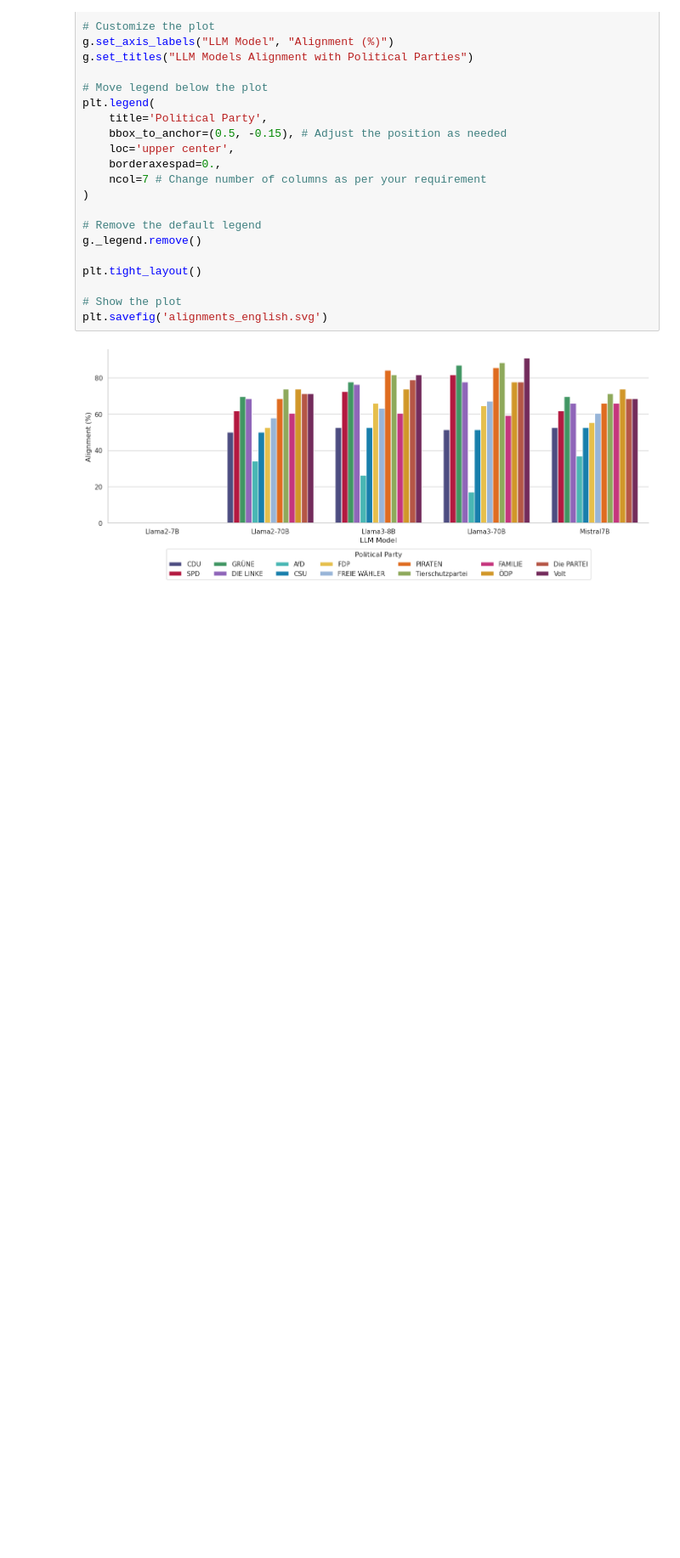
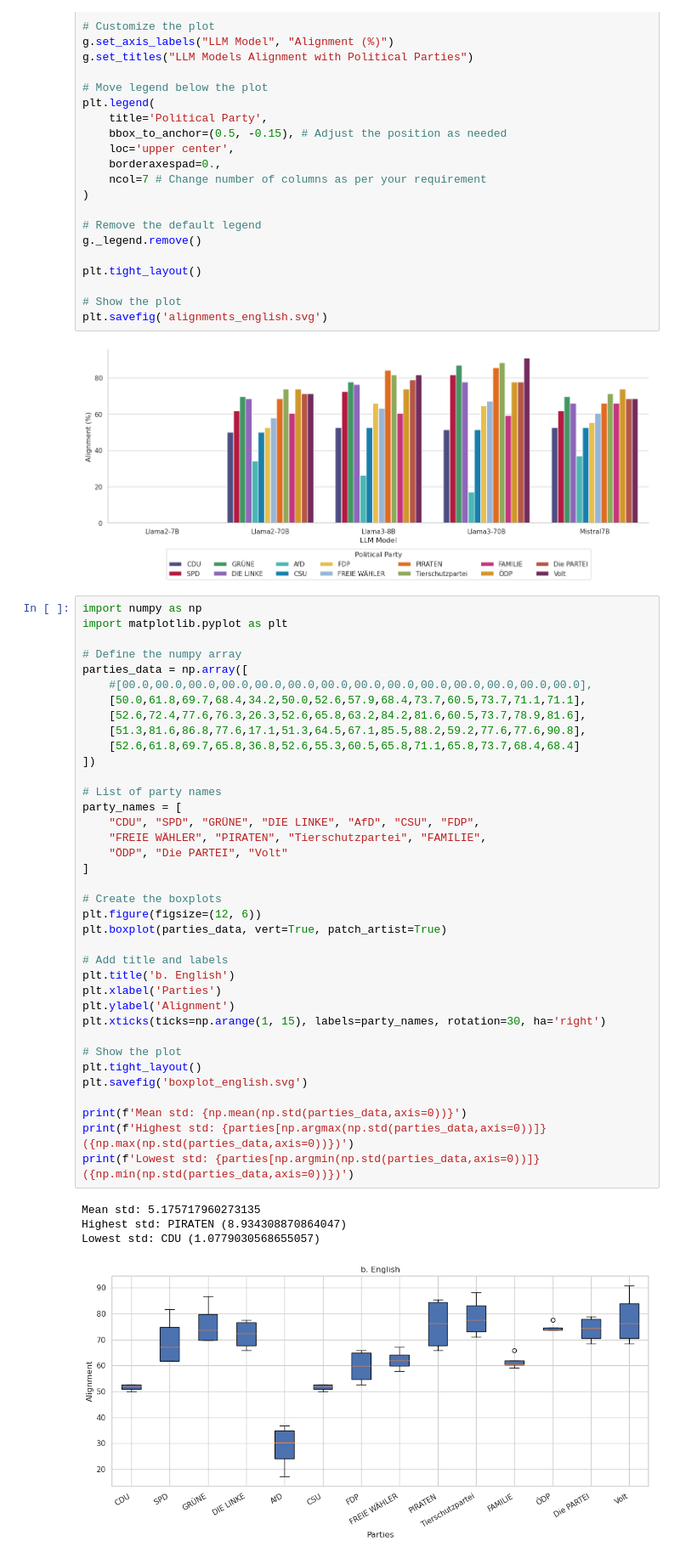
Before and after one commit to lrettenberger/LLM_Political_Orientation, a Jupyter notebook: alignment_plot.ipynb, the cells around one changed output. Shown: that part at 85% size. Saved outputs shown, nothing was run; the diff lists cells and outputs as text; blank space fills up the shorter version.

```diff
--- a/alignment_plot.ipynb
+++ b/alignment_plot.ipynb
@@ -166,3 +218,45 @@ plt.tight_layout()
 plt.savefig('alignments_english.svg')
 # %% [output]
 [figure]
+# %%
+import numpy as np
+import matplotlib.pyplot as plt
+
+# Define the numpy array
+parties_data = np.array([
+    #[00.0,00.0,00.0,00.0,00.0,00.0,00.0,00.0,00.0,00.0,00.0,00.0,00.0,00.0],
+    [50.0,61.8,69.7,68.4,34.2,50.0,52.6,57.9,68.4,73.7,60.5,73.7,71.1,71.1],
+    [52.6,72.4,77.6,76.3,26.3,52.6,65.8,63.2,84.2,81.6,60.5,73.7,78.9,81.6],
+    [51.3,81.6,86.8,77.6,17.1,51.3,64.5,67.1,85.5,88.2,59.2,77.6,77.6,90.8],
+    [52.6,61.8,69.7,65.8,36.8,52.6,55.3,60.5,65.8,71.1,65.8,73.7,68.4,68.4]
+])
+
+# List of party names
+party_names = [
+    "CDU", "SPD", "GRÜNE", "DIE LINKE", "AfD", "CSU", "FDP",
+    "FREIE WÄHLER", "PIRATEN", "Tierschutzpartei", "FAMILIE",
+    "ÖDP", "Die PARTEI", "Volt"
+]
+
+# Create the boxplots
+plt.figure(figsize=(12, 6))
+plt.boxplot(parties_data, vert=True, patch_artist=True)
+
+# Add title and labels
+plt.title('b. English')
+plt.xlabel('Parties')
+plt.ylabel('Alignment')
+plt.xticks(ticks=np.arange(1, 15), labels=party_names, rotation=30, ha='right')
+
+# Show the plot
+plt.tight_layout()
+plt.savefig('boxplot_english.svg')
+
+print(f'Mean std: {np.mean(np.std(parties_data,axis=0))}')
+print(f'Highest std: {parties[np.argmax(np.std(parties_data,axis=0))]} ({np.max(np.std(parties_data,axis=0))})')
+print(f'Lowest std: {parties[np.argmin(np.std(parties_data,axis=0))]} ({np.min(np.std(parties_data,axis=0))})')
+# %% [output]
+Mean std: 5.175717960273135
+Highest std: PIRATEN (8.934308870864047)
+Lowest std: CDU (1.0779030568655057)
+[figure, added]
```
Also changed, not shown: parts of 3 cells of this notebook, 6 other files.
